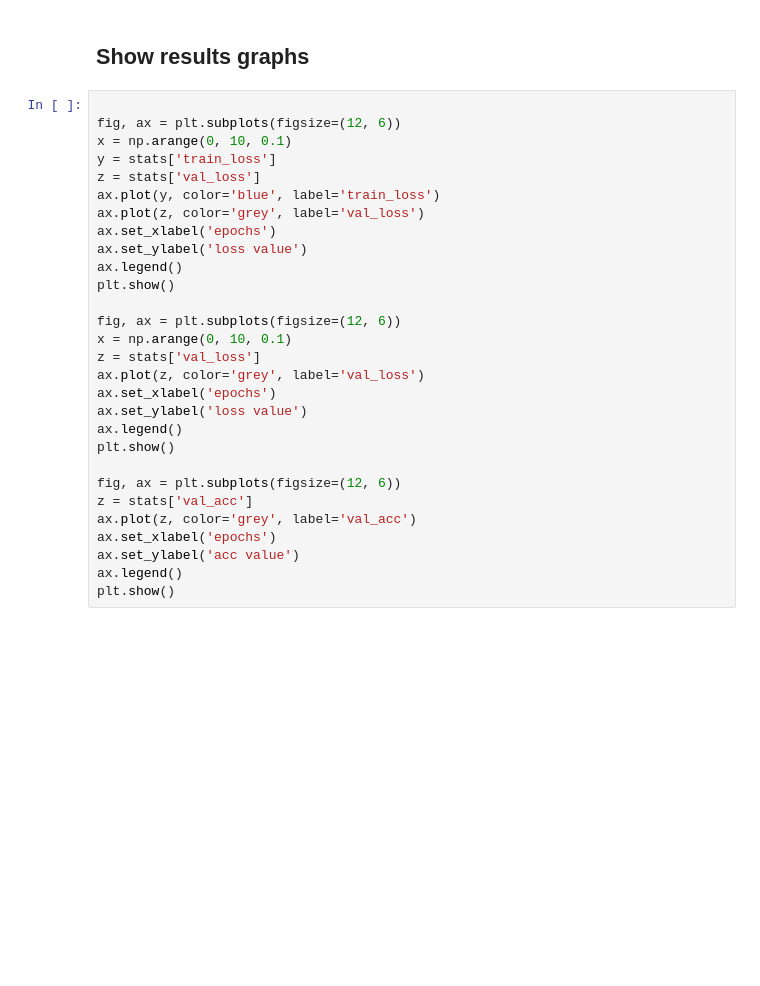
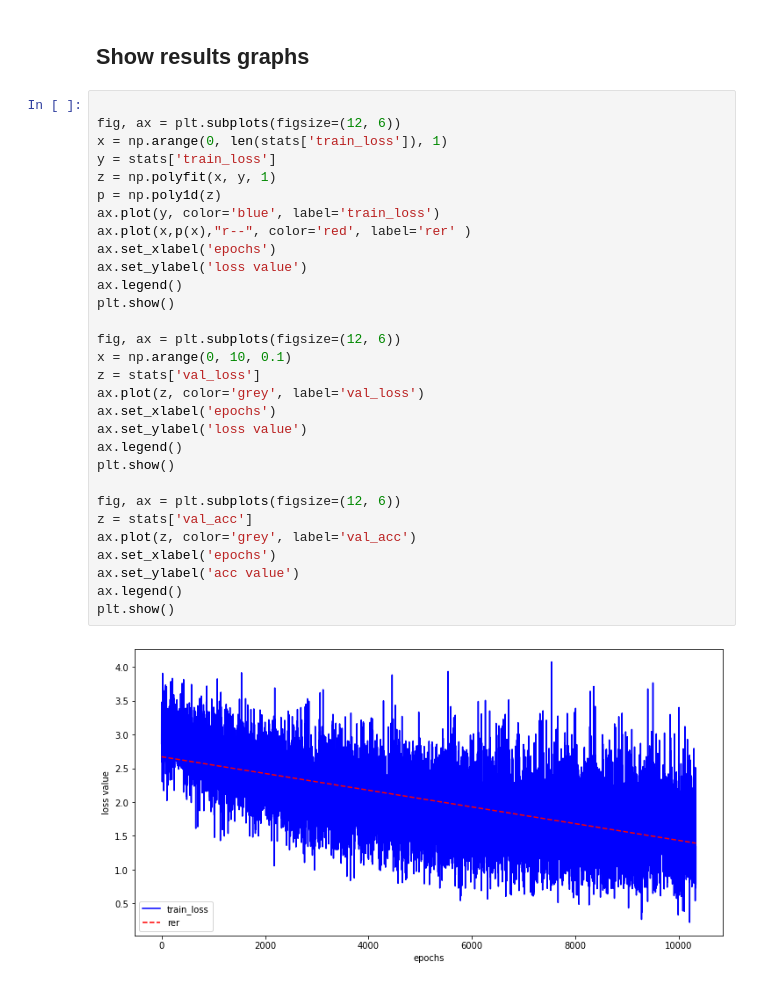
Before and after one commit to raulviana/INESC-summerInternship, a Jupyter notebook: remote.ipynb, the cells around one changed output. Cells and saved outputs as stored; diff of their text form; blank space fills up the shorter version.

```diff
--- a/remote.ipynb
+++ b/remote.ipynb
@@ -349,29 +340,32 @@ loss: 1.670760
 # %%
 
 fig, ax = plt.subplots(figsize=(12, 6))
-x = np.arange(0, 10, 0.1)
+x = np.arange(0, len(stats['train_loss']), 1)
 y = stats['train_loss']
-z = stats['val_loss']
+z = np.polyfit(x, y, 1)
+p = np.poly1d(z)
 ax.plot(y, color='blue', label='train_loss')
-ax.plot(z, color='grey', label='val_loss')
+ax.plot(x,p(x),"r--", color='red', label='rer' )
 ax.set_xlabel('epochs')
 ax.set_ylabel('loss value')
 ax.legend()
 plt.show()
 
 fig, ax = plt.subplots(figsize=(12, 6))
 x = np.arange(0, 10, 0.1)
 z = stats['val_loss']
 ax.plot(z, color='grey', label='val_loss')
 ax.set_xlabel('epochs')
 ax.set_ylabel('loss value')
 ax.legend()
 plt.show()
 
 fig, ax = plt.subplots(figsize=(12, 6))
 z = stats['val_acc']
 ax.plot(z, color='grey', label='val_acc')
 ax.set_xlabel('epochs')
 ax.set_ylabel('acc value')
 ax.legend()
 plt.show()
+# %% [output]
+[figure, added]
```
Also changed, not shown: parts of 6 cells of this notebook.
